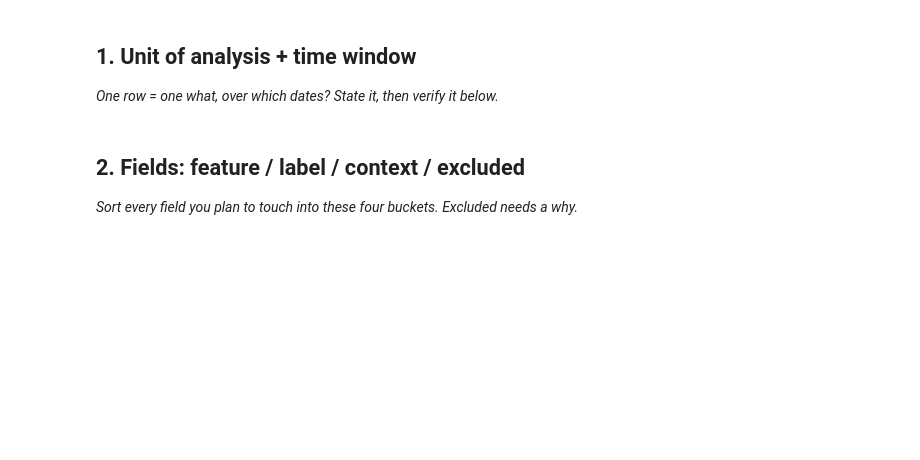
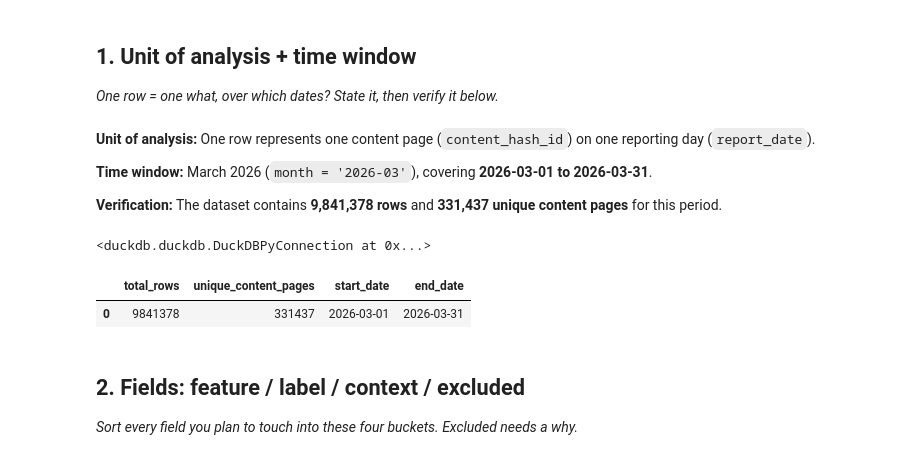
Before and after one commit to adityag30/FlyRank-internship-ML, a Jupyter notebook: work/notebooks/w03_data_contract.ipynb, the cells around one changed output. Saved outputs shown, nothing was run; the diff lists cells and outputs as text; code cells hidden in the pictures; blank space fills up the shorter version.

```diff
--- a/work/notebooks/w03_data_contract.ipynb
+++ b/work/notebooks/w03_data_contract.ipynb
@@ -15,0 +13,18 @@ This skeleton is yours to fill. Work the sections **in order** — each one has
+# %% [markdown]
+**Unit of analysis:** One row represents one content page (`content_hash_id`) on one reporting day (`report_date`).
+
+**Time window:** March 2026 (`month = '2026-03'`), covering **2026-03-01 to 2026-03-31**.
+
+**Verification:** The dataset contains **9,841,378 rows** and **331,437 unique content pages** for this period.
+# %%
+# This cell is for CODE (numbers, a query, a check).
+import os
+from google.colab import userdata
+
+HF_TOKEN = userdata.get("HF_TOKEN")
+import duckdb
+
+con = duckdb.connect()
+con.execute(f"CREATE OR REPLACE SECRET hf (TYPE huggingface, TOKEN '{HF_TOKEN}')")
+# %% [output]
+<duckdb.duckdb.DuckDBPyConnection at 0x...>
@@ -16,3 +40,19 @@ This skeleton is yours to fill. Work the sections **in order** — each one has
+# %%
+query = f"""
+SELECT
+    COUNT(*) AS total_rows,
+    COUNT(DISTINCT content_hash_id) AS unique_content_pages,
+    MIN(report_date) AS start_date,
+    MAX(report_date) AS end_date
+FROM {TABLES['fact_daily']}
+WHERE month = '2026-03'
+"""
+
+unit_df = con.sql(query).df()
+unit_df
+# %% [output]
+|  | total_rows | unique_content_pages | start_date | end_date |
+| 0 | 9841378 | 331437 | 2026-03-01 | 2026-03-31 |
 # %% [markdown]
 ## 2. Fields: feature / label / context / excluded
 
```
Also changed, not shown: parts of 15 cells of this notebook.
